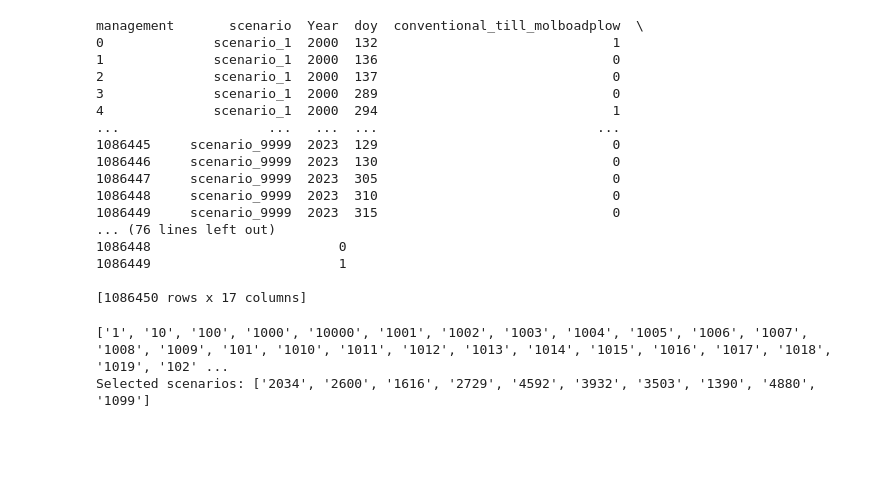
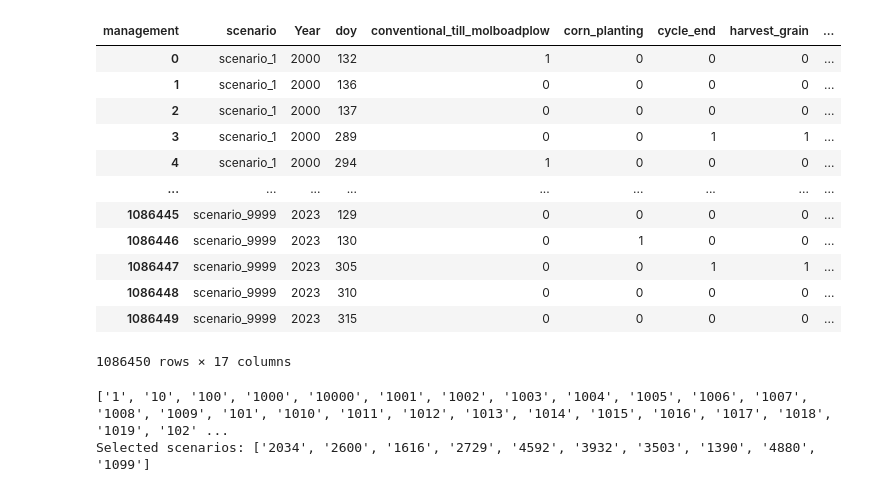
Before and after one commit to dwij2212/kgml-daycent, a Jupyter notebook: lib/data_prep.ipynb, the cells around one changed output. Cells and saved outputs as stored; diff of their text form; code cells hidden in the pictures; blank space fills up the shorter version.

```diff
--- a/lib/data_prep.ipynb
+++ b/lib/data_prep.ipynb
@@ -59,42 +119,38 @@ weather_df
 # %%
 # vocabulary of management events
 MANAGEMENT_CLASSES = [
  'conventional_till_molboadplow','herbicide','soybean_planting',
  'nitrogen_fertilization_1.5gNm2','harvest_grain','cycle_end',
  'ryegrass_planting','nitrogen_fertilization_0gNm2',
  'reduced_till_tandemdisk','notill_rodweederrow','corn_planting',
  'nitrogen_fertilization_17.74gNm2','winterwheat_planting',
  'nitrogen_fertilization_10.312gNm2'
 ]
 
 scenarios_df = pd.read_csv(SCENARIOS_FN)
 scenarios_df = scenarios_df.rename({'simyear': 'Year'},  axis=1)
 
 scenarios_df = scenarios_df.pivot_table(
     index=['scenario', 'Year', 'doy'], # Use all identifying columns for the index
     columns='management',
     aggfunc='size',
     fill_value=0
 ).reset_index()
 
 # scenarios_df = scenarios_df[scenarios_df['scenario'] == 'scenario_1']
-print(scenarios_df)
+scenarios_df
 # %% [output]
+| management | scenario | Year | doy | conventional_till_molboadplow | corn_planting | cycle_end | harvest_grain | ... |
+| 0 | scenario_1 | 2000 | 132 | 1 | 0 | 0 | 0 | ... |
+| 1 | scenario_1 | 2000 | 136 | 0 | 0 | 0 | 0 | ... |
+| 2 | scenario_1 | 2000 | 137 | 0 | 0 | 0 | 0 | ... |
+| 3 | scenario_1 | 2000 | 289 | 0 | 0 | 1 | 1 | ... |
+| 4 | scenario_1 | 2000 | 294 | 1 | 0 | 0 | 0 | ... |
+| ... | ... | ... | ... | ... | ... | ... | ... | ... |
+| 1086445 | scenario_9999 | 2023 | 129 | 0 | 0 | 0 | 0 | ... |
+| 1086446 | scenario_9999 | 2023 | 130 | 0 | 1 | 0 | 0 | ... |
+| 1086447 | scenario_9999 | 2023 | 305 | 0 | 0 | 1 | 1 | ... |
+| 1086448 | scenario_9999 | 2023 | 310 | 0 | 0 | 0 | 0 | ... |
+| 1086449 | scenario_9999 | 2023 | 315 | 0 | 0 | 0 | 0 | ... |
-management       scenario  Year  doy  conventional_till_molboadplow  \
-0              scenario_1  2000  132                              1
-1              scenario_1  2000  136                              0
-2              scenario_1  2000  137                              0
-3              scenario_1  2000  289                              0
-4              scenario_1  2000  294                              1
-...                   ...   ...  ...                            ...
-1086445     scenario_9999  2023  129                              0
-1086446     scenario_9999  2023  130                              0
-1086447     scenario_9999  2023  305                              0
-1086448     scenario_9999  2023  310                              0
-1086449     scenario_9999  2023  315                              0
-... (76 lines left out)
-1086448                        0
-1086449                        1
-
-[1086450 rows x 17 columns]
+1086450 rows × 17 columns
 # %%
```
Also changed, not shown: parts of 23 cells of this notebook, 2 other files.
